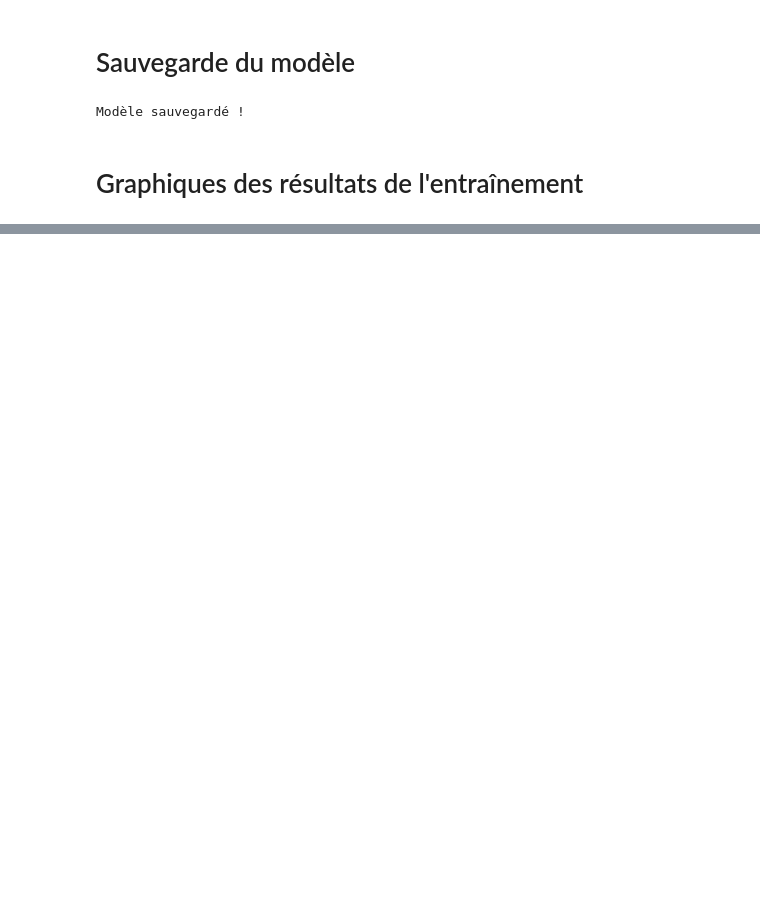
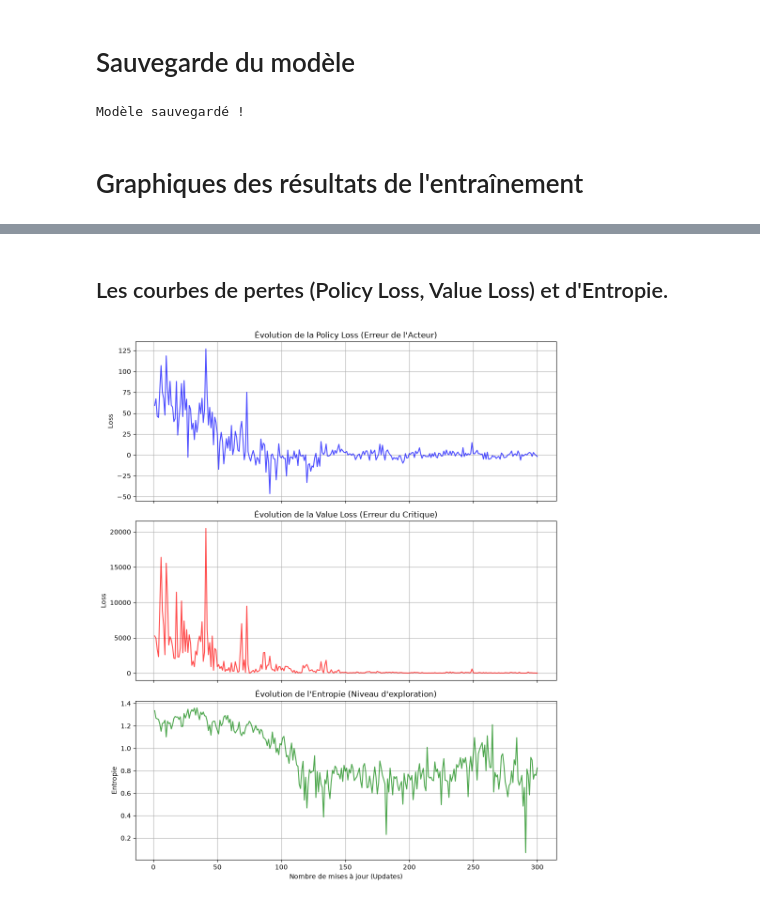
Before and after one commit to BastianHanart/Startrek, a Jupyter notebook: ppo.ipynb, the cells around one changed output, grey strips where cells are left out. Saved outputs shown, nothing was run; the diff lists cells and outputs as text; code cells hidden in the pictures; blank space fills up the shorter version.

```diff
--- a/ppo.ipynb
+++ b/ppo.ipynb
@@ -357,0 +410,32 @@ plt.show()
+# %% [markdown]
+## Les courbes de pertes (Policy Loss, Value Loss) et d'Entropie.
+# %%
+# Création d'un axe des X correspondant au nombre de mises à jour
+updates = range(1, len(policy_losses) + 1)
+
+# Création d'une figure avec 3 graphiques empilés
+fig, (ax1, ax2, ax3) = plt.subplots(3, 1, figsize=(10, 12), sharex=True)
+
+# 1. Graphique de la Policy Loss (Acteur)
+ax1.plot(updates, policy_losses, color='blue', alpha=0.7)
+ax1.set_title("Évolution de la Policy Loss (Erreur de l'Acteur)")
+ax1.set_ylabel("Loss")
+ax1.grid(True)
+
+# 2. Graphique de la Value Loss (Critique)
+ax2.plot(updates, value_losses, color='red', alpha=0.7)
+ax2.set_title("Évolution de la Value Loss (Erreur du Critique)")
+ax2.set_ylabel("Loss")
+ax2.grid(True)
+
+# 3. Graphique de l'Entropie
+ax3.plot(updates, entropies, color='green', alpha=0.7)
+ax3.set_title("Évolution de l'Entropie (Niveau d'exploration)")
+ax3.set_xlabel("Nombre de mises à jour (Updates)")
+ax3.set_ylabel("Entropie")
+ax3.grid(True)
+
+plt.tight_layout()
+plt.show()
+# %% [output]
+[figure, added]
```
Also changed, not shown: parts of 9 cells of this notebook, 2 other files.
